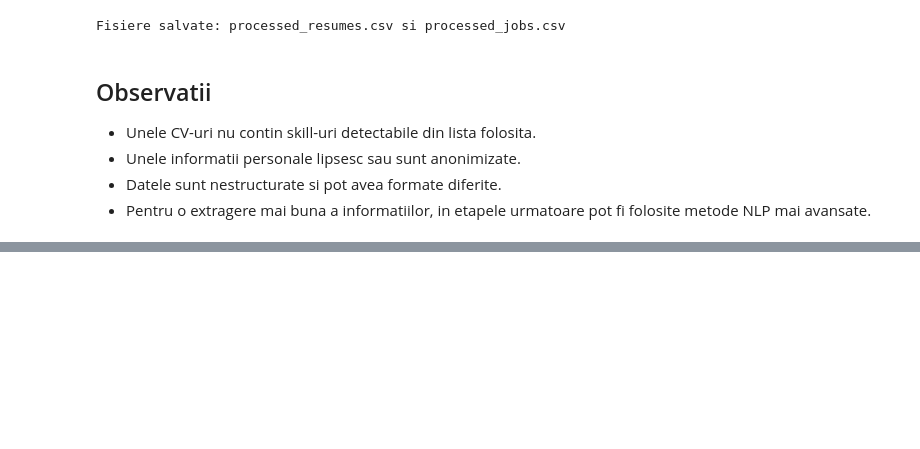
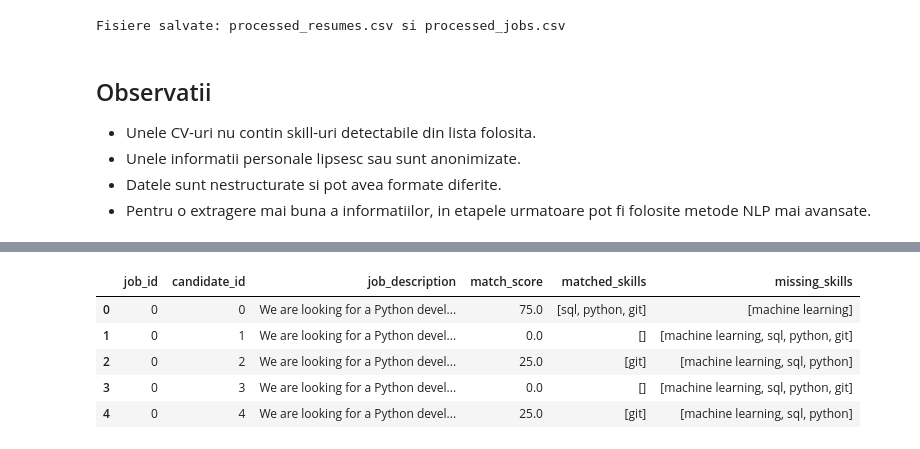
Before and after one commit to victor-moga30/cv-parsing-hr-assistant, a Jupyter notebook: victor.ipynb, the cells around one changed output, grey strips where cells are left out. Drawn from its saved outputs; the diff is of its cells as text; code cells hidden in the pictures; blank space fills up the shorter version.

```diff
--- a/victor.ipynb
+++ b/victor.ipynb
@@ -215,0 +311,10 @@ Fisiere salvate: processed_resumes.csv si processed_jobs.csv
+# %%
+# test pe mai multi candidati
+
+for i in range(3):
+    cv = resumes_df.iloc[i]
+    score, matched = compute_match_score(cv["skills_found"], job_skills)
+
+    print("\nCandidat", i+1)
+    print("Scor:", score, "%")
+    print("Skill-uri potrivite:", matched)
@@ -215,0 +337,33 @@ Fisiere salvate: processed_resumes.csv si processed_jobs.csv
+# %%
+matching_results = []
+
+for job_index, job_row in jobs_df.iterrows():
+    job_skills = job_row["required_skills"]
+
+    for cv_index, cv_row in resumes_df.iterrows():
+        cv_skills = cv_row["skills_found"]
+
+        score, matched = compute_match_score(cv_skills, job_skills)
+
+        # calculam missing separat
+        missing = list(set(job_skills) - set(cv_skills))
+
+        matching_results.append({
+            "job_id": job_index,
+            "candidate_id": cv_index,
+            "job_description": job_row["job_description"],
+            "match_score": score,
+            "matched_skills": matched,
+            "missing_skills": missing
+        })
+
+matching_df = pd.DataFrame(matching_results)
+
+matching_df.head()
+# %% [output]
+|  | job_id | candidate_id | job_description | match_score | matched_skills | missing_skills |
+| 0 | 0 | 0 | We are looking for a Python devel... | 75.0 | [sql, python, git] | [machine learning] |
+| 1 | 0 | 1 | We are looking for a Python devel... | 0.0 | [] | [machine learning, sql, python, git] |
+| 2 | 0 | 2 | We are looking for a Python devel... | 25.0 | [git] | [machine learning, sql, python] |
+| 3 | 0 | 3 | We are looking for a Python devel... | 0.0 | [] | [machine learning, sql, python, git] |
+| 4 | 0 | 4 | We are looking for a Python devel... | 25.0 | [git] | [machine learning, sql, python] |
```
Also changed, not shown: parts of 11 cells of this notebook, 1 other file.
